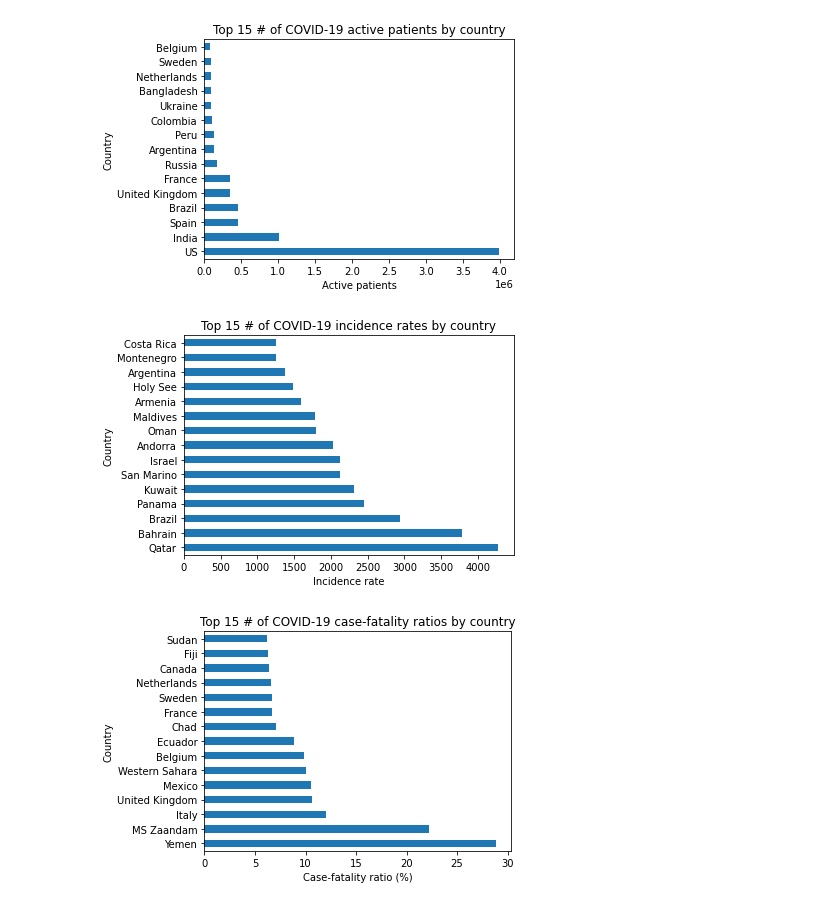
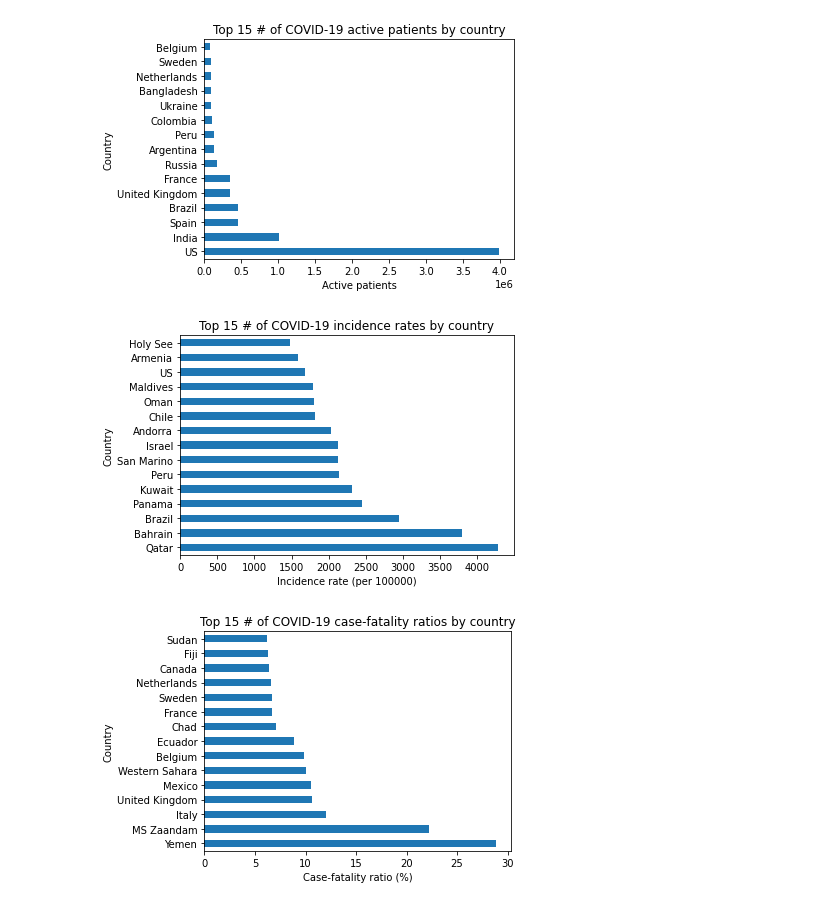
Before and after one commit to klam98/COVID-19-Data-Mining, a Jupyter notebook: src/eda.ipynb, the cells around one changed output. Drawn from its saved outputs; the diff is of its cells as text; code cells hidden in the pictures.

```diff
--- a/src/eda.ipynb
+++ b/src/eda.ipynb
@@ -11,7 +12,7 @@ from scipy.interpolate import interp1d
 df_ct = pd.read_csv('../data/cases_train.csv')
 df_ctp = pd.read_csv('../results/cases_train_processed.csv')
 df_l = pd.read_csv('../data/location.csv')
-df_lt = pd.read_csv('../results/location_transformed2.csv')
+df_lt = transform_countries(df_l)
 # %% [markdown]
 ## Bar Chart (cases_train.csv)
 # %%
@@ -187,23 +188,23 @@ plt.show()
 # %%
 # top 15 number of COVID-19 incidence rates by country
 countries_confirmed = df_lt[['Country_Region', 'Incidence_Rate']]
 top_15_incidence = countries_confirmed.sort_values(['Incidence_Rate'], ascending=False).head(15)
 
 top_15_incidence.plot(
     title = 'Top 15 # of COVID-19 incidence rates by country',
     kind = 'barh',
     x = 'Country_Region',
     y = 'Incidence_Rate',
     legend = None
 )
 
-plt.xlabel('Incidence rate')
+plt.xlabel('Incidence rate (per 100000)')
 plt.ylabel('Country')
 plt.tight_layout()
-# plt.savefig('../plots/cases_by_incidence.pdf')
+plt.savefig('../plots/cases_by_incidence.pdf')
 plt.show()
 # %% [output]
-[figure, old version]
+[figure, new version]
 # %%
 # top 15 number of COVID-19 case-fatality ratios by country
 countries_confirmed = df_lt[['Country_Region', 'Case-Fatality_Ratio']]
```
Also changed, not shown: parts of 14 cells of this notebook, 14 other files.
